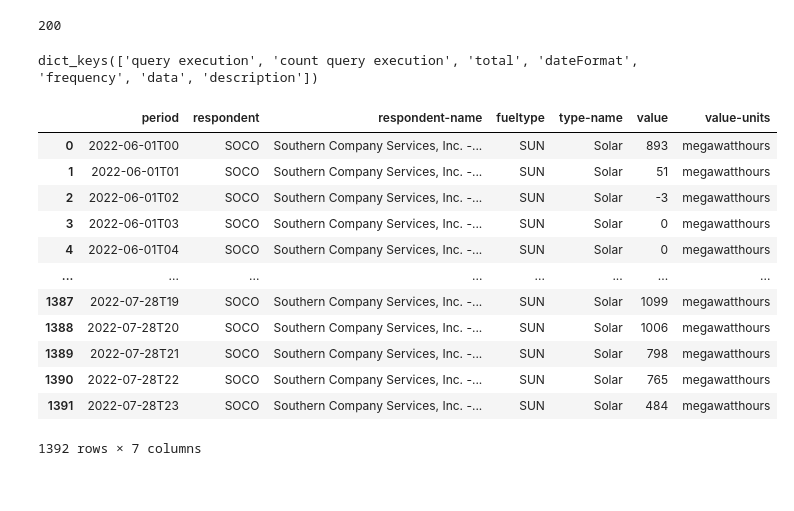
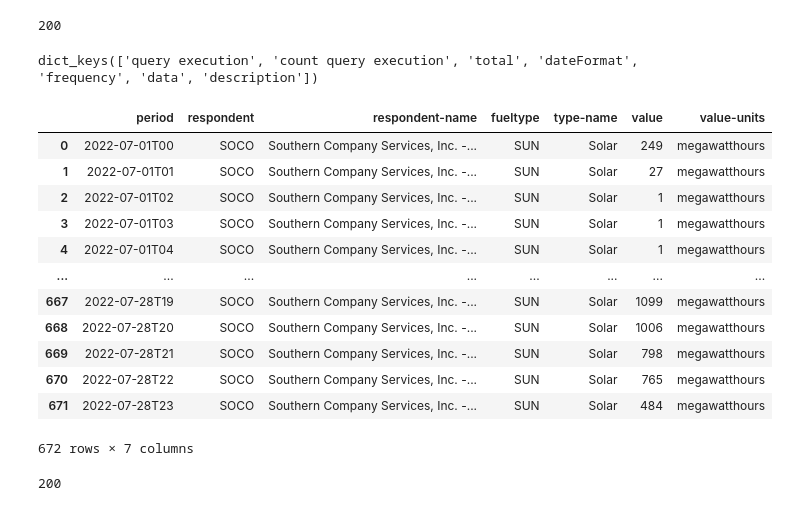
Before and after one commit to cdfurr/Solar-Power, a Jupyter notebook: Notebooks/Untitled.ipynb, the cells around one changed output. Cells and saved outputs as stored; diff of their text form; code cells hidden in the pictures.

Commit message:
cleaning and exploring data

```diff
--- a/Notebooks/Untitled.ipynb
+++ b/Notebooks/Untitled.ipynb
@@ -20,9 +48,10 @@ params = {
 # %%
 resp = requests.get(base_url, params = params)
-# %%
-resp.status_code
-# %% [output]
-200
+# %%
+resp.status_code
+# receiving a 200 means a successful response from the `base_url`
+# %% [output]
+200
 # %%
 data = resp.json()
 # %%
@@ -30,22 +59,22 @@ data['response'].keys()
 # %% [output]
 dict_keys(['query execution', 'count query execution', 'total', 'dateFormat', 'frequency', 'data', 'description'])
 # %%
-df = pd.DataFrame(data['response']['data'])
-df
+df_1 = pd.DataFrame(data['response']['data'])
+df_1
 # %% [output]
 |  | period | respondent | respondent-name | fueltype | type-name | value | value-units |
-| 0 | 2022-06-01T00 | SOCO | Southern Company Services, Inc. -... | SUN | Solar | 893 | megawatthours |
-| 1 | 2022-06-01T01 | SOCO | Southern Company Services, Inc. -... | SUN | Solar | 51 | megawatthours |
-| 2 | 2022-06-01T02 | SOCO | Southern Company Services, Inc. -... | SUN | Solar | -3 | megawatthours |
-| 3 | 2022-06-01T03 | SOCO | Southern Company Services, Inc. -... | SUN | Solar | 0 | megawatthours |
-| 4 | 2022-06-01T04 | SOCO | Southern Company Services, Inc. -... | SUN | Solar | 0 | megawatthours |
+| 0 | 2022-07-01T00 | SOCO | Southern Company Services, Inc. -... | SUN | Solar | 249 | megawatthours |
+| 1 | 2022-07-01T01 | SOCO | Southern Company Services, Inc. -... | SUN | Solar | 27 | megawatthours |
+| 2 | 2022-07-01T02 | SOCO | Southern Company Services, Inc. -... | SUN | Solar | 1 | megawatthours |
+| 3 | 2022-07-01T03 | SOCO | Southern Company Services, Inc. -... | SUN | Solar | 1 | megawatthours |
+| 4 | 2022-07-01T04 | SOCO | Southern Company Services, Inc. -... | SUN | Solar | 1 | megawatthours |
 | ... | ... | ... | ... | ... | ... | ... | ... |
-| 1387 | 2022-07-28T19 | SOCO | Southern Company Services, Inc. -... | SUN | Solar | 1099 | megawatthours |
-| 1388 | 2022-07-28T20 | SOCO | Southern Company Services, Inc. -... | SUN | Solar | 1006 | megawatthours |
-| 1389 | 2022-07-28T21 | SOCO | Southern Company Services, Inc. -... | SUN | Solar | 798 | megawatthours |
-| 1390 | 2022-07-28T22 | SOCO | Southern Company Services, Inc. -... | SUN | Solar | 765 | megawatthours |
-| 1391 | 2022-07-28T23 | SOCO | Southern Company Services, Inc. -... | SUN | Solar | 484 | megawatthours |
+| 667 | 2022-07-28T19 | SOCO | Southern Company Services, Inc. -... | SUN | Solar | 1099 | megawatthours |
+| 668 | 2022-07-28T20 | SOCO | Southern Company Services, Inc. -... | SUN | Solar | 1006 | megawatthours |
+| 669 | 2022-07-28T21 | SOCO | Southern Company Services, Inc. -... | SUN | Solar | 798 | megawatthours |
+| 670 | 2022-07-28T22 | SOCO | Southern Company Services, Inc. -... | SUN | Solar | 765 | megawatthours |
+| 671 | 2022-07-28T23 | SOCO | Southern Company Services, Inc. -... | SUN | Solar | 484 | megawatthours |
-1392 rows × 7 columns
+672 rows × 7 columns
 # %%
 params_2 = {
     'api_key': api_key,
@@ -58,6 +87,10 @@ params_2 = {
 }
 # %%
 resp_2 = requests.get(base_url, params = params_2)
+# %%
+resp_2.status_code
+# %% [output]
+200
 # %%
 data_2 = resp_2.json()
 # %%
```
Also changed, not shown: parts of 31 cells of this notebook.
